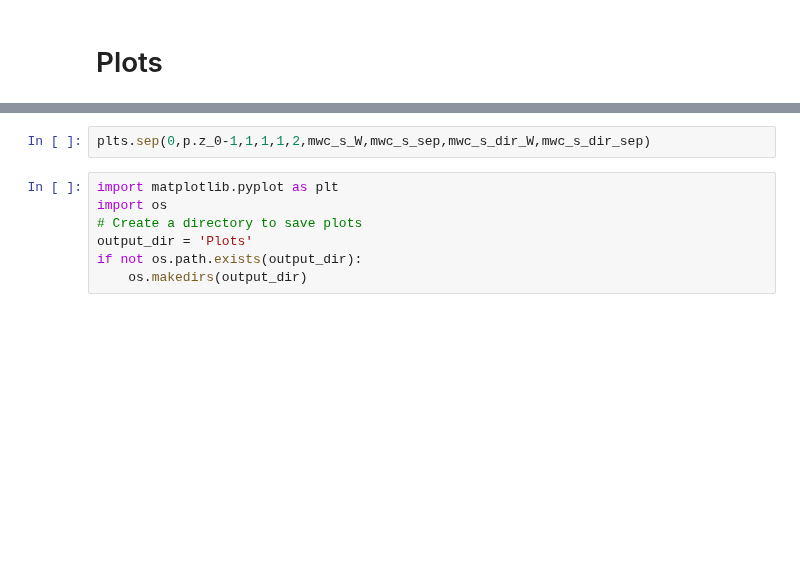
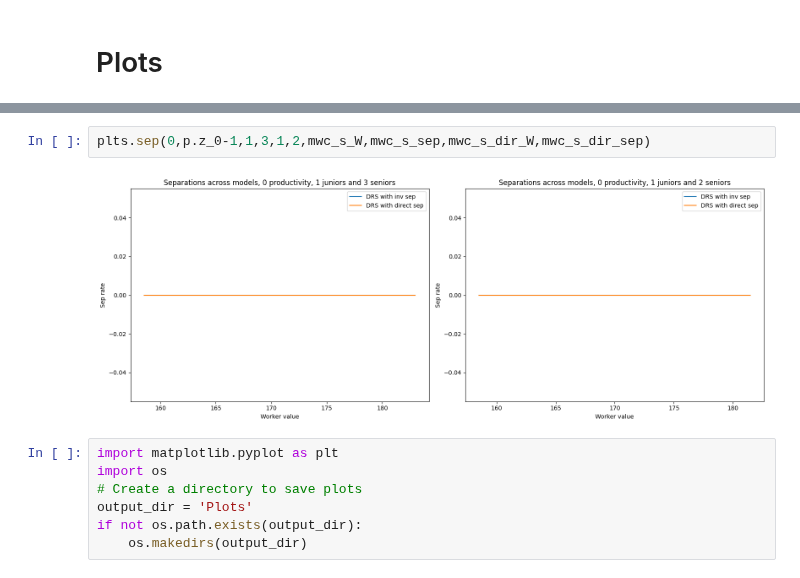
Before and after one commit to zalandru/Dynamic-Contracting-Multi-worker-Firm, a Jupyter notebook: Multiworker_wage_2steps/Initiating MWF.ipynb, the cells around one changed output, grey strips where cells are left out. Cells and saved outputs as stored; diff of their text form; blank space fills up the shorter version.

```diff
--- a/Multiworker_wage_2steps/Initiating MWF.ipynb
+++ b/Multiworker_wage_2steps/Initiating MWF.ipynb
@@ -190,5 +115,7 @@ plts.ValueComparison(1,0,1,2,cc_W,cc_J,mwc_W,mwc_J,mwc_s_W,mwc_s_J,mwc_s_dir_W,m
 # %%
-plts.sep(0,p.z_0-1,1,1,1,2,mwc_s_W,mwc_s_sep,mwc_s_dir_W,mwc_s_dir_sep)
+plts.sep(0,p.z_0-1,1,3,1,2,mwc_s_W,mwc_s_sep,mwc_s_dir_W,mwc_s_dir_sep)
+# %% [output]
+[figure, added]
 # %%
 import matplotlib.pyplot as plt
 import os
```
Also changed, not shown: parts of 12 cells of this notebook, 3 other files.
